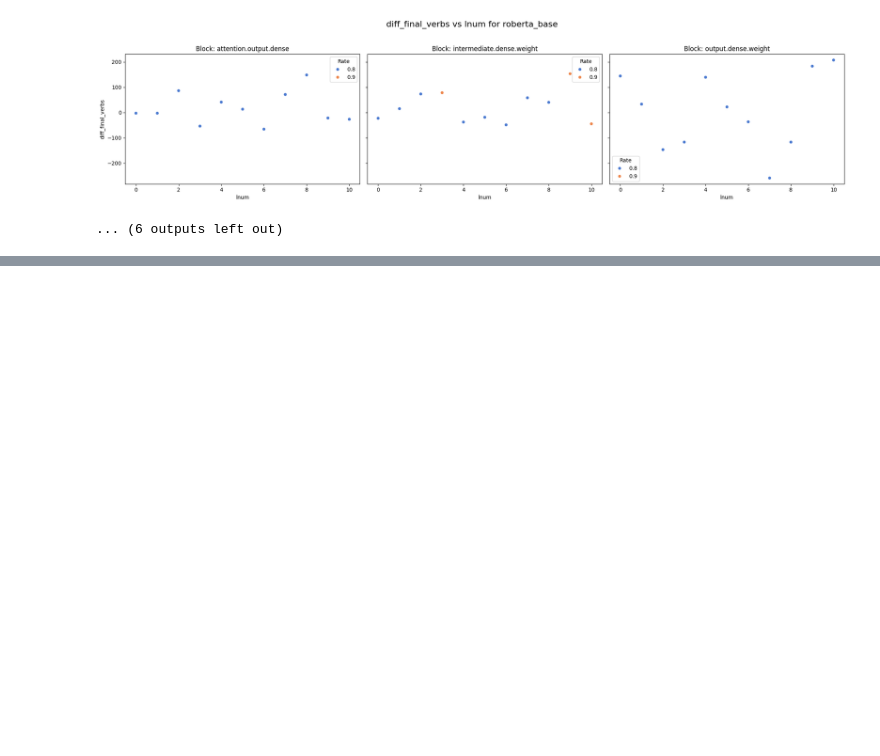
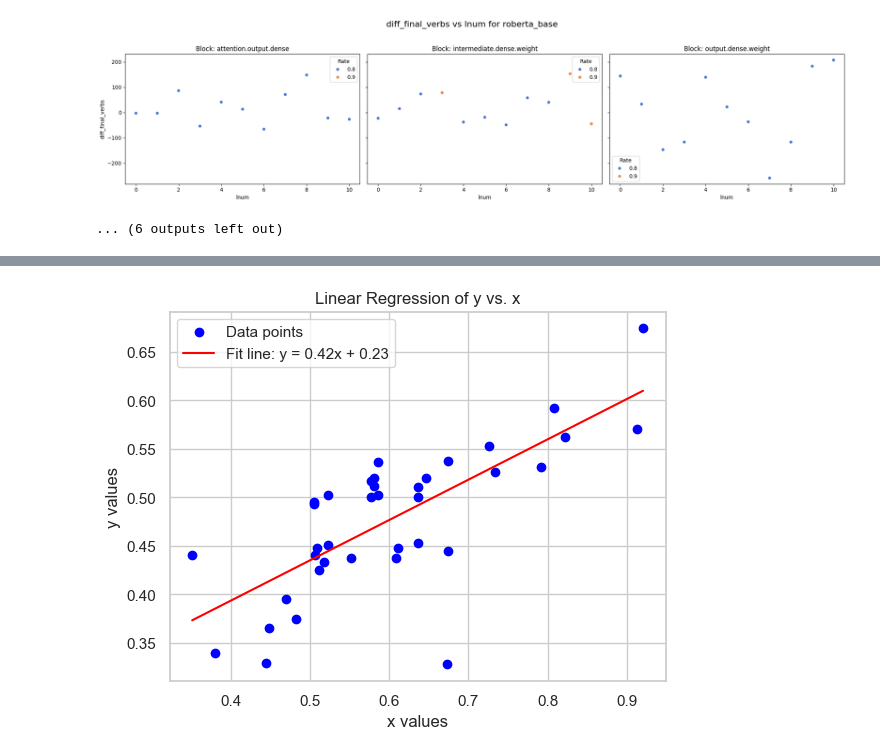
Before and after one commit to will-r-smith/STUDY, a Jupyter notebook: analysis.ipynb, the cells around one changed output, grey strips where cells are left out. Cells and saved outputs as stored; diff of their text form; code cells hidden in the pictures; blank space fills up the shorter version.

```diff
--- a/analysis.ipynb
+++ b/analysis.ipynb
@@ -1665,0 +1778,23 @@ pythia410m,diff_final_function_words,lnum,0.36719522386661296,0.1926173649372307
+# %%
+# Create a range of x values for plotting the regression line
+x_values = np.linspace(min(x), max(x), 100)
+y_values = slope * x_values + intercept
+
+# Plotting the data points
+plt.scatter(x, y, color='blue', label='Data points')
+
+# Plotting the regression line
+plt.plot(x_values, y_values, color='red', label=f'Fit line: y = {slope:.2f}x + {intercept:.2f}')
+
+# Add labels and title
+plt.xlabel('x values')
+plt.ylabel('y values')
+plt.title('Linear Regression of y vs. x')
+
+# Add a legend
+plt.legend()
+
+# Display the plot
+plt.show()
+# %% [output]
+[figure, added]
```
Also changed, not shown: parts of 4 cells of this notebook.
